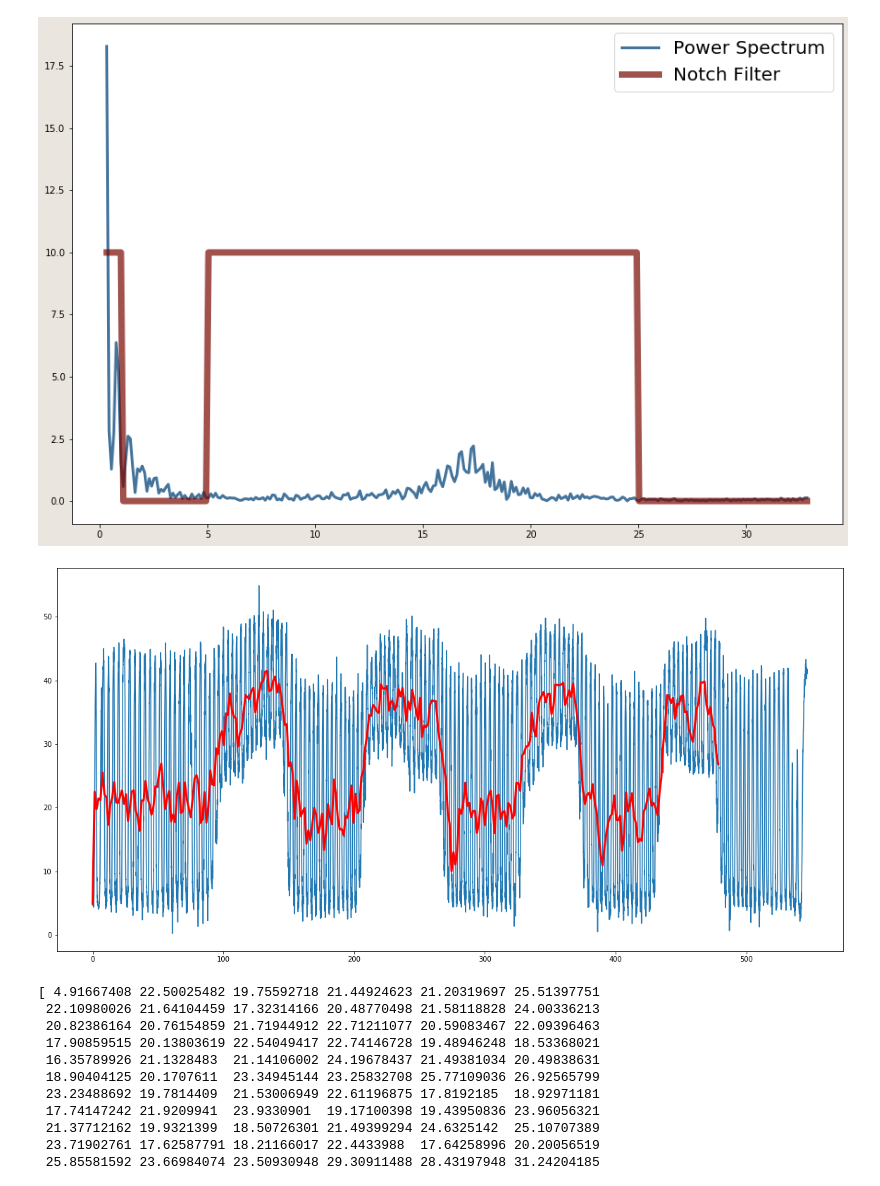
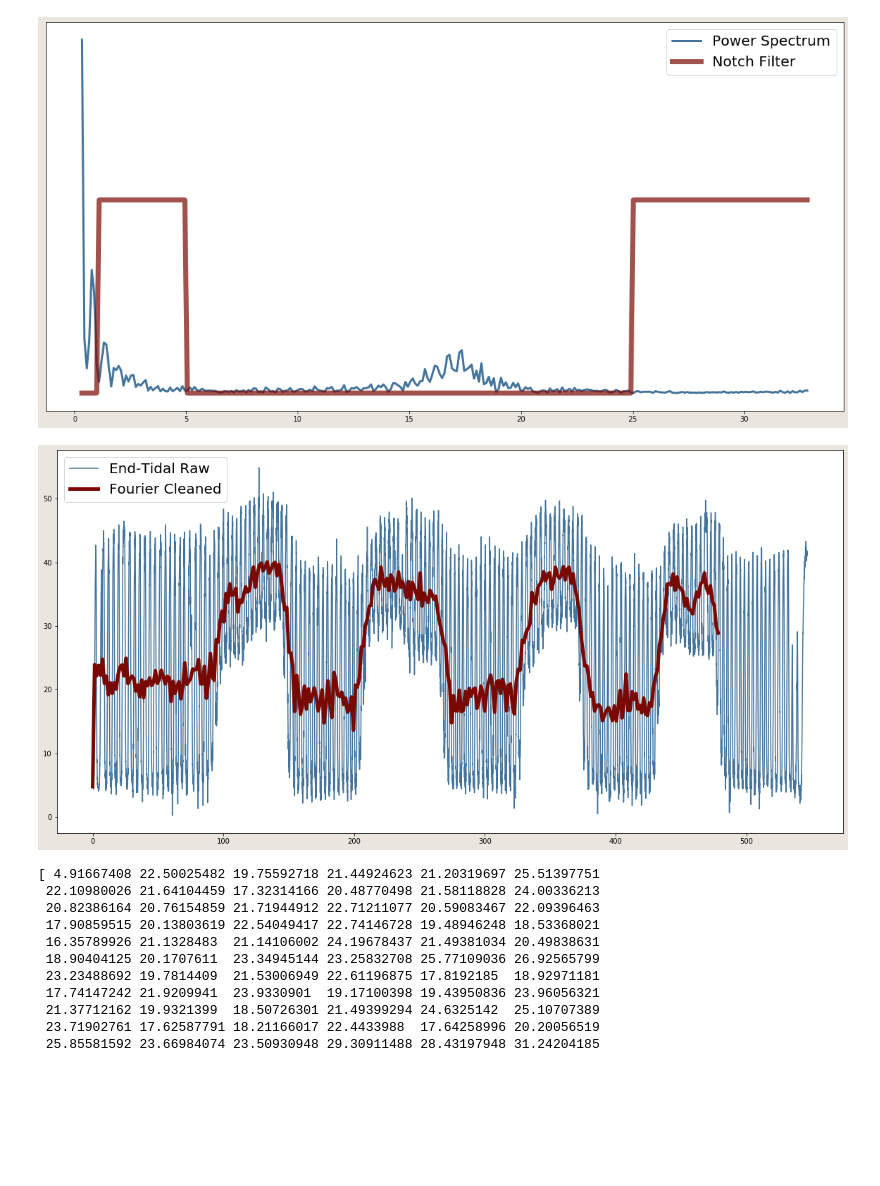
Before and after one commit to jacek257/Project-Chocolate, a Jupyter notebook: Data_processor.ipynb, the cells around one changed output. Cells and saved outputs as stored; diff of their text form; code cells hidden in the pictures; blank space fills up the shorter version.

Commit message:
added dumbell plots and fixed notch design

```diff
--- a/Data_processor.ipynb
+++ b/Data_processor.ipynb
@@ -12,3 +12,5 @@ data_path = '/media/labrat/395Mount/FSL_work/SH/SH_031_04192017_EDITS.txt'
+# %%
+data_path = '/home/asophonsri/Data/Stuff/Stuff/SH_peak/SH_031_04192017_EDITS.txt'
 # %%
 meants_path = '/media/labrat/395Mount/FSL_work/SH_all/SH031/BOLD/meants.txt'
 # %%
@@ -24,31 +26,39 @@ print(len(meants))
 # %%
 f,_,displayable_O2 = analysis.fourier_trans(data.Time[1], data.O2)
 
 notch = []
 for freq in f[3:300]:
     if(freq < 1 or (freq >= 5 and freq <= 25)):
+        notch.append(0)
+    else:
         notch.append(10)
-    else:
-        notch.append(0)
 
 
-plt.figure(figsize=(15,10), facecolor=(235/256,231/256,224/256,1))
+plt.figure(figsize=(20,10), facecolor=(235/256,231/256,224/256,1))
+plt.yticks([])
 plt.plot(f[3:300], displayable_O2[3:300], linewidth = 3, label = "Power Spectrum", color=(68/256,116/256,157/256,1))
 plt.plot(f[3:300], notch, linewidth = 7, label = "Notch Filter", color=(121/256,8/256,0/256,.7))
 plt.legend(prop={'size': 20})
 plt.savefig("example_ffA.png")
+
+
+theme_background = (235/256,231/256,224/256,1)
+theme_blue = (68/256,116/256,157/256,1)
+theme_red = (121/256,8/256,0/256,1)
 # %% [output]
-[figure, old version]
+[figure, new version]
 # %%
-plt.figure(figsize=(20,10))
-plt.plot(data.Time*60, data.CO2)
+plt.figure(figsize=(20,10), facecolor=theme_background)
+plt.plot(data.Time*60, data.CO2, color = theme_blue, label='End-Tidal Raw')
 # print(data.Time)
 time = np.arange(0,480,1.5)
-plt.plot(time, filtered_CO2, color='red', linewidth = 3)
+plt.plot(time, filtered_CO2, color=theme_red, linewidth = 5, label='Fourier Cleaned')
 # plt.plot(np.linspace(0,data.Time[len(data.Time)-1], 320),np.loadtxt('/media/labrat/395Mount/replicate_attempt1/SH_024_03292017_EDITS_CO2.contrast'), linewidth = 5)
+plt.legend(prop={'size': 20})
+plt.savefig("filtered.png")
 plt.show()
 # %% [output]
-[figure, old version]
+[figure, new version]
 # %%
 np.savetxt("/media/labrat/395Mount/FSL_work/Pass/O2.contrast", filtered_O2, delimiter='\n')
 
```
Also changed, not shown: parts of 6 cells of this notebook, 1 other file.
